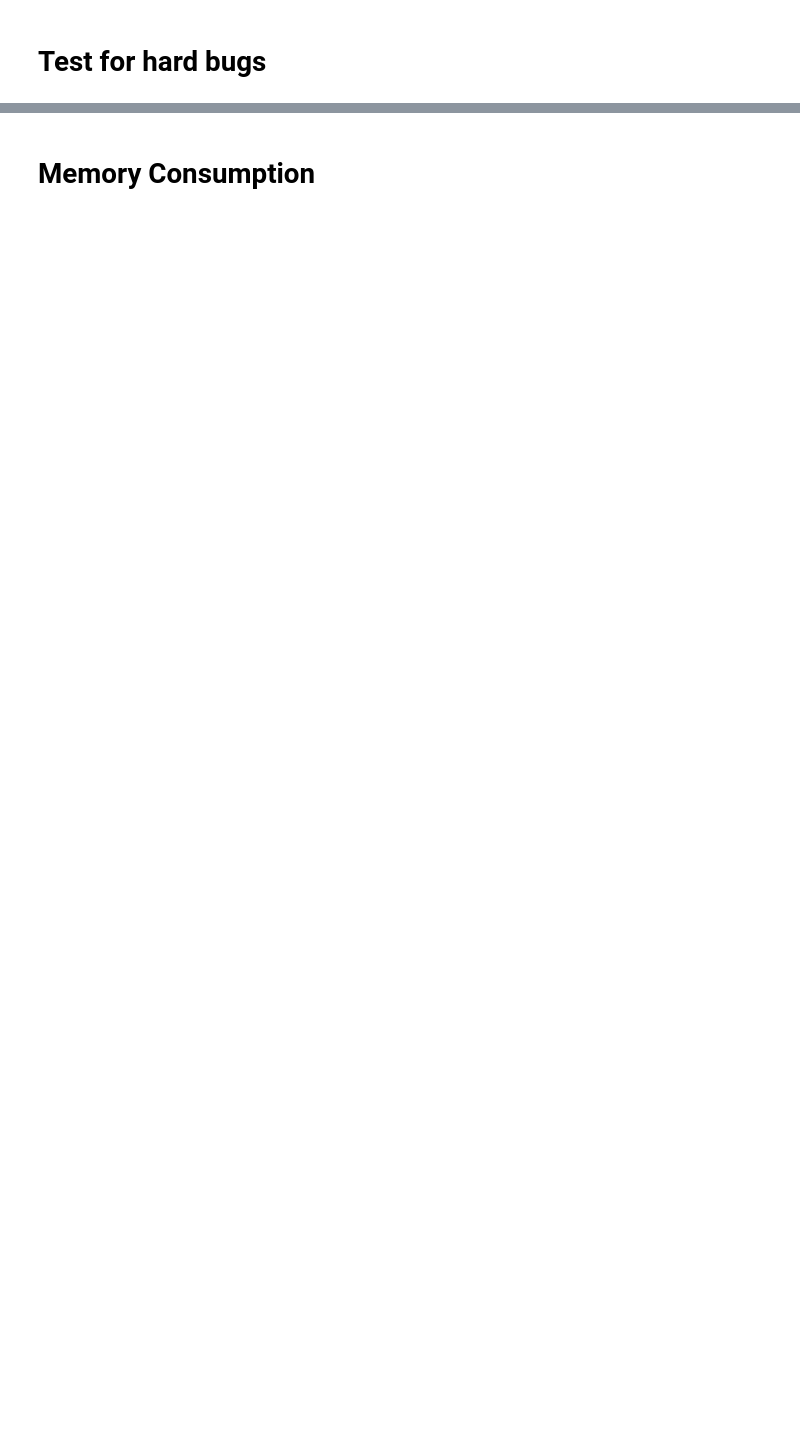
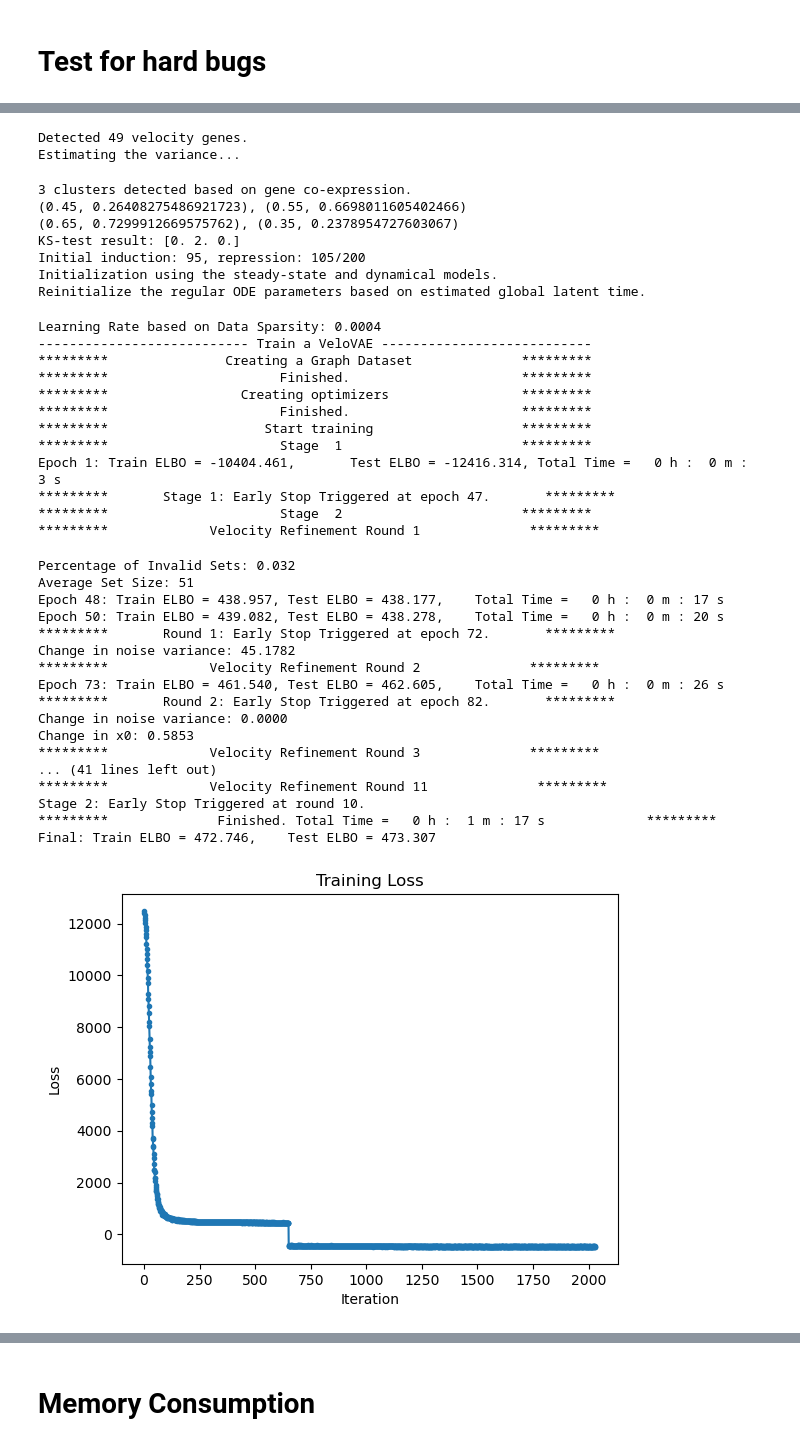
Before and after one commit to welch-lab/TopoVelo, a Jupyter notebook: notebooks/debug.ipynb, the cells around one changed output, grey strips where cells are left out. Saved outputs shown, nothing was run; the diff lists cells and outputs as text; code cells hidden in the pictures; blank space fills up the shorter version.

```diff
--- a/notebooks/debug.ipynb
+++ b/notebooks/debug.ipynb
@@ -122,0 +103,28 @@ saving figure to file /scratch/blaauw_root/blaauw1/gyichen/figures/Pancreas/Grap
+# %%
+adata = anndata.read_h5ad(f'{root}/{dataset}_pp_hg.h5ad')
+# %%
+graph = mmread(f'{root}/DT_nn_graph.mtx').tocsr().T
+# %%
+figure_path = f'{figure_path_base}/tpv_2'
+model_path = f'{model_path_base}/tpv_2'
+
+torch.manual_seed(2022)
+np.random.seed(2022)
+
+vae = tpv.VAE(adata,
+              tmax=20,
+              dim_z=5,
+              hidden_size=(50, 25, 25, 50),
+              device='cuda:0',
+              graph_decoder=True,
+              attention=False)
+adata.var['median_s'] = np.median(adata.layers['Ms'], 0)
+adata.var['median_u'] = np.median(adata.layers['Mu'], 0)
+gene_plot = tpv.sample_genes(adata, 4, 'median_s')
+config = {
+    'early_stop_thred': 1.0,
+    #'train_edge_weight': True
+    'save_epoch': 50,
+}
+vae.train(adata, graph, config=config, plot=True, gene_plot=gene_plot, figure_path=figure_path, embed='pos')
+# %% [output]
@@ -122,0 +133,39 @@ saving figure to file /scratch/blaauw_root/blaauw1/gyichen/figures/Pancreas/Grap
+Detected 49 velocity genes.
+Estimating the variance...
+3 clusters detected based on gene co-expression.
+(0.45, 0.26408275486921723), (0.55, 0.6698011605402466)
+(0.65, 0.7299912669575762), (0.35, 0.2378954727603067)
+KS-test result: [0. 2. 0.]
+Initial induction: 95, repression: 105/200
+Initialization using the steady-state and dynamical models.
+Reinitialize the regular ODE parameters based on estimated global latent time.
+Learning Rate based on Data Sparsity: 0.0004
+--------------------------- Train a VeloVAE ---------------------------
+*********               Creating a Graph Dataset              *********
+*********                      Finished.                      *********
+*********                 Creating optimizers                 *********
+*********                      Finished.                      *********
+*********                    Start training                   *********
+*********                      Stage  1                       *********
+Epoch 1: Train ELBO = -10404.461,       Test ELBO = -12416.314, Total Time =   0 h :  0 m :  3 s
+*********       Stage 1: Early Stop Triggered at epoch 47.       *********
+*********                      Stage  2                       *********
+*********             Velocity Refinement Round 1              *********
+Percentage of Invalid Sets: 0.032
+Average Set Size: 51
+Epoch 48: Train ELBO = 438.957, Test ELBO = 438.177,    Total Time =   0 h :  0 m : 17 s
+Epoch 50: Train ELBO = 439.082, Test ELBO = 438.278,    Total Time =   0 h :  0 m : 20 s
+*********       Round 1: Early Stop Triggered at epoch 72.       *********
+Change in noise variance: 45.1782
+*********             Velocity Refinement Round 2              *********
+Epoch 73: Train ELBO = 461.540, Test ELBO = 462.605,    Total Time =   0 h :  0 m : 26 s
+*********       Round 2: Early Stop Triggered at epoch 82.       *********
+Change in noise variance: 0.0000
+Change in x0: 0.5853
+*********             Velocity Refinement Round 3              *********
+... (41 lines left out)
+*********             Velocity Refinement Round 11              *********
+Stage 2: Early Stop Triggered at round 10.
+*********              Finished. Total Time =   0 h :  1 m : 17 s             *********
+Final: Train ELBO = 472.746,    Test ELBO = 473.307
+[figure, added]
```
Also changed, not shown: parts of 63 cells of this notebook, 6 other files.
